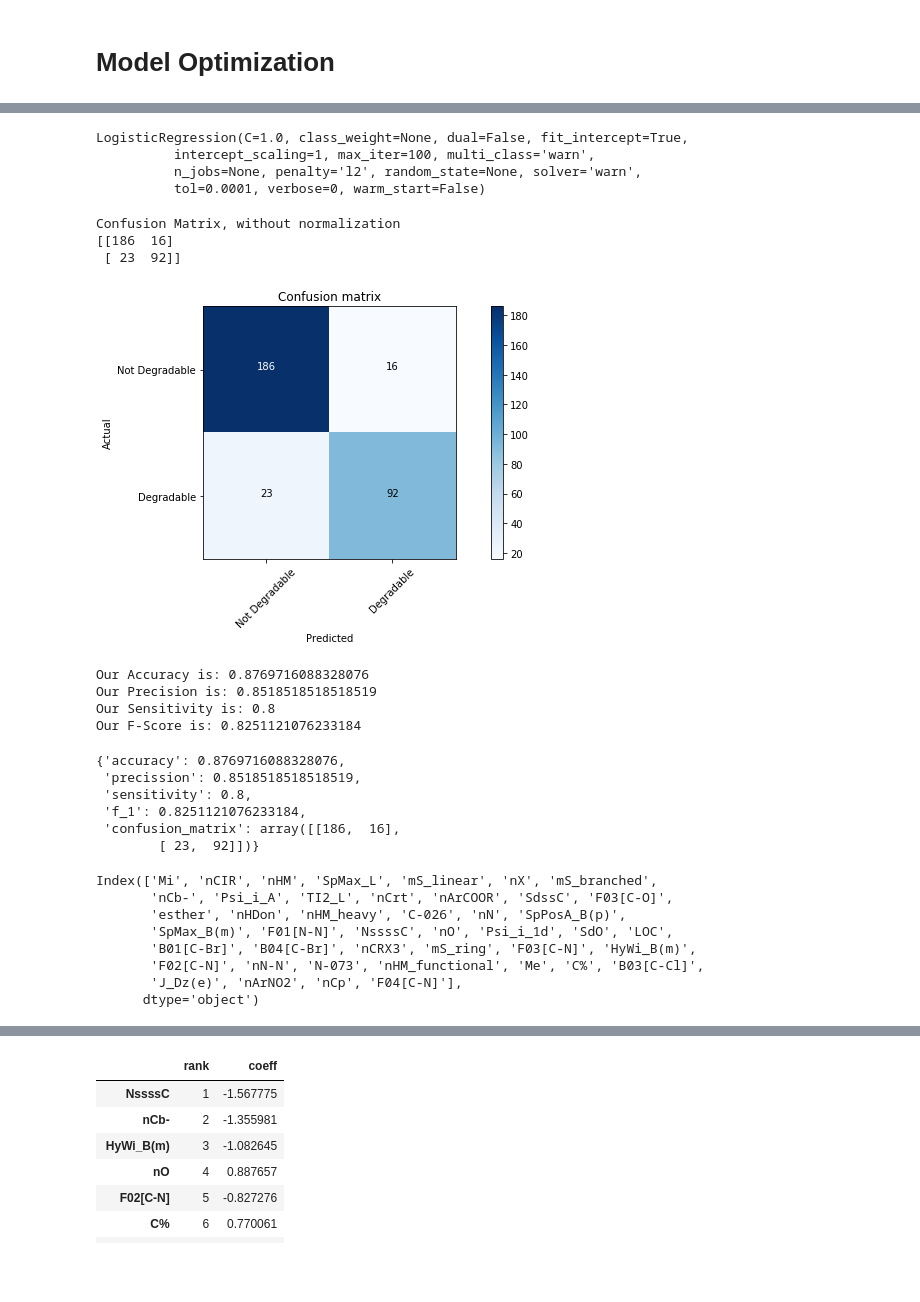
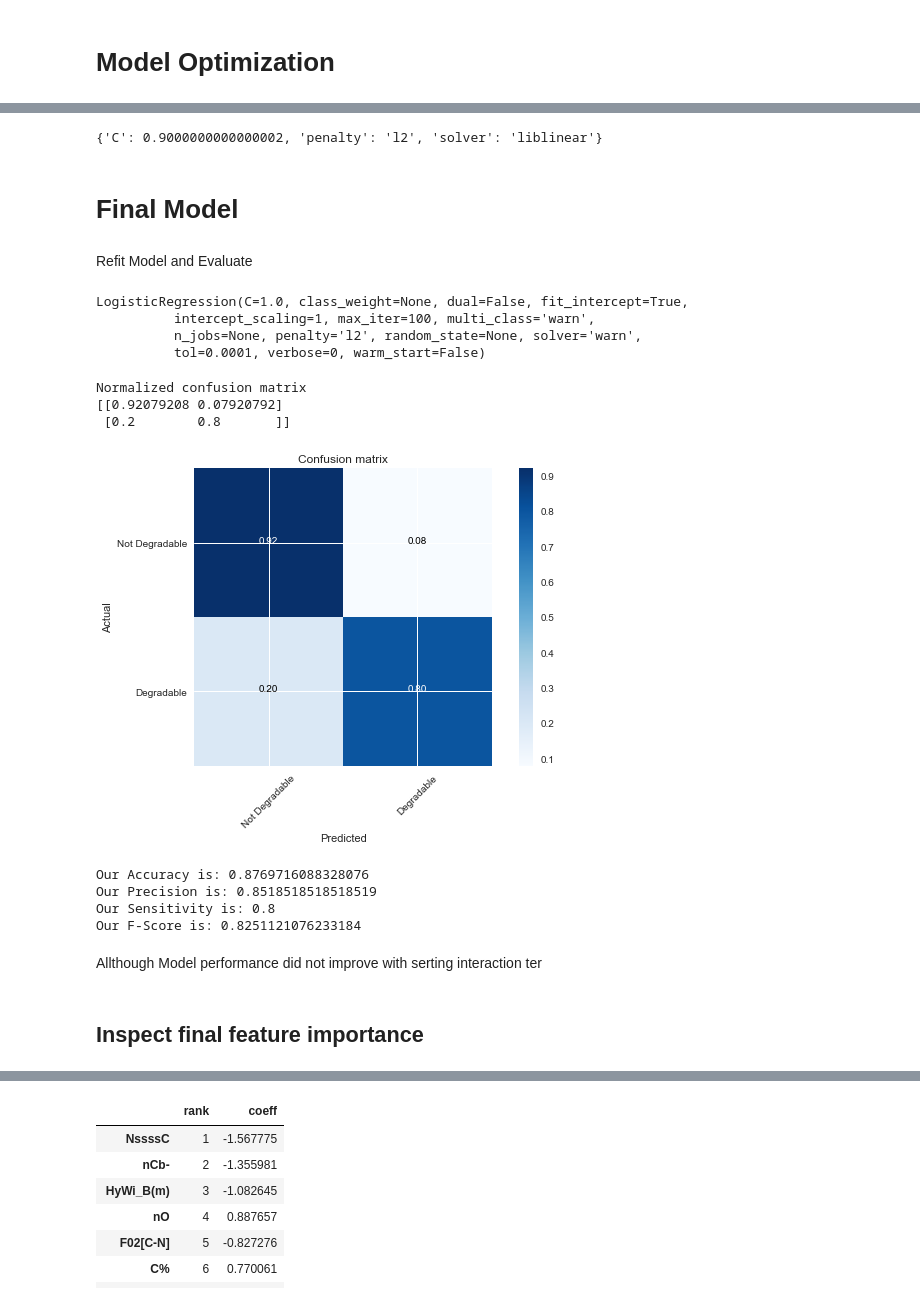
Before and after one commit to Pietrassyk/P_4_4_Biodegradability, a Jupyter notebook: Project 4 Biodegradables.ipynb, the cells around one changed output, grey strips where cells are left out. Saved outputs shown, nothing was run; the diff lists cells and outputs as text; code cells hidden in the pictures; blank space fills up the shorter version.

```diff
--- a/Project 4 Biodegradables.ipynb
+++ b/Project 4 Biodegradables.ipynb
@@ -737,0 +719,22 @@ X_test = X_test_poly[features]
+# %%
+def custom_scorer(y_true,y_pred):
+    f1 = metrics.f1_score(y_true,y_pred)
+    acc = metrics.accuracy_score(y_true,y_pred)
+    prec = metrics.precision_score(y_true,y_pred)
+    sens = metrics.recall_score(y_true,y_pred)
+    return f1+acc+prec+sens
+# %%
+lgR_20 = LogisticRegression(random_state = 42)
+param_grid = {"solver":["liblinear","saga"],
+          "penalty":["l1","l2"],
+          "C":np.arange(0.1,1,0.05),
+             }
+# %%
+grid_logR = GridSearchCV(estimator = lgR_20,
+                         param_grid = param_grid,
+                         scoring = make_scorer(custom_scorer),
+                         cv = 5,
+                         verbose = 4,
+                         n_jobs = -1)
+# %%
+grid_logR.fit(X_train,y_train)
@@ -738,3 +772,11 @@ X_test = X_test_poly[features]
+# %%
+grid_logR.best_params_
+# %% [output]
+{'C': 0.9000000000000002, 'penalty': 'l2', 'solver': 'liblinear'}
+# %% [markdown]
+# Final Model
+# %% [markdown]
+Refit Model and Evaluate
 # %%
 LogisticRegression()
 # %% [output]
@@ -745,34 +787,21 @@ LogisticRegression(C=1.0, class_weight=None, dual=False, fit_intercept=True,
 # %%
 lgR_2 = LogisticRegression(solver = "saga", penalty = "l1", C = 0.6, random_state=42)
 lgR_2.fit(X_train,y_train)
 lgR_2_pred = lgR_2.predict(X_test)
-evaluate_classifier(lgR_2_pred,y_test, normalize=False)
+results_dict_list.append(evaluate_classifier(lgR_2_pred,y_test, normalize=True))
 # %% [output]
-Confusion Matrix, without normalization
-[[186  16]
- [ 23  92]]
+Normalized confusion matrix
+[[0.92079208 0.07920792]
+ [0.2        0.8       ]]
-[figure, old version]
+[figure, new version]
 Our Accuracy is: 0.8769716088328076
 Our Precision is: 0.8518518518518519
 Our Sensitivity is: 0.8
 Our F-Score is: 0.8251121076233184
-{'accuracy': 0.8769716088328076,
- 'precission': 0.8518518518518519,
- 'sensitivity': 0.8,
- 'f_1': 0.8251121076233184,
- 'confusion_matrix': array([[186,  16],
-        [ 23,  92]])}
-# %%
-X_train.columns
-# %% [output]
-Index(['Mi', 'nCIR', 'nHM', 'SpMax_L', 'mS_linear', 'nX', 'mS_branched',
-       'nCb-', 'Psi_i_A', 'TI2_L', 'nCrt', 'nArCOOR', 'SdssC', 'F03[C-O]',
-       'esther', 'nHDon', 'nHM_heavy', 'C-026', 'nN', 'SpPosA_B(p)',
-       'SpMax_B(m)', 'F01[N-N]', 'NssssC', 'nO', 'Psi_i_1d', 'SdO', 'LOC',
-       'B01[C-Br]', 'B04[C-Br]', 'nCRX3', 'mS_ring', 'F03[C-N]', 'HyWi_B(m)',
-       'F02[C-N]', 'nN-N', 'N-073', 'nHM_functional', 'Me', 'C%', 'B03[C-Cl]',
-       'J_Dz(e)', 'nArNO2', 'nCp', 'F04[C-N]'],
-      dtype='object')
+# %% [markdown]
+Allthough Model performance did not improve with serting interaction ter
+# %% [markdown]
+## Inspect final feature importance
 # %%
 zeros = plot_coefs(X_train,lgR_2)
 # %% [output]
```
Also changed, not shown: parts of 104 cells of this notebook, 1 other file.
